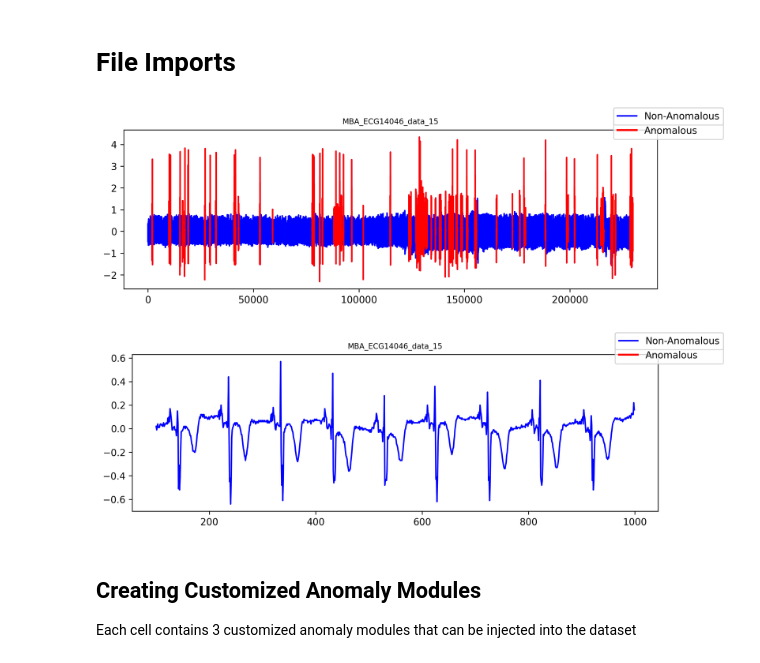
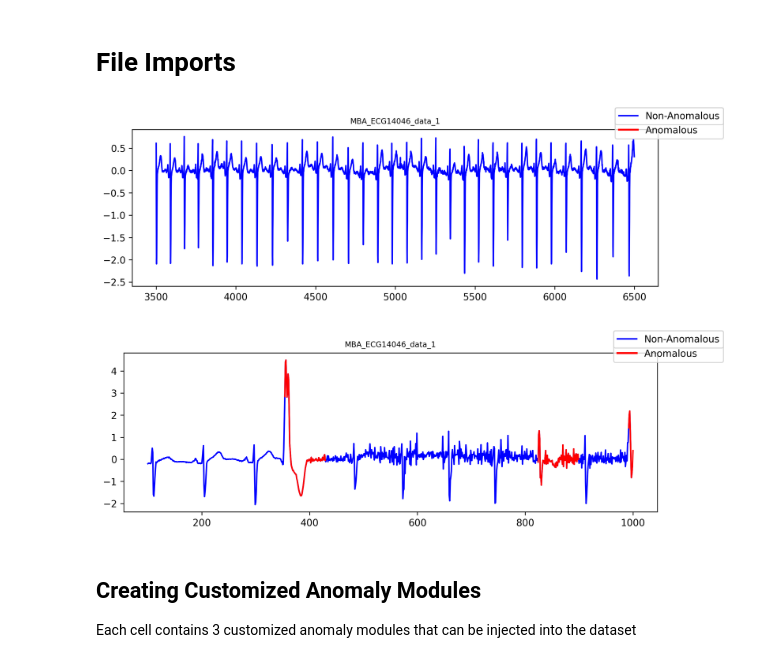
Before and after one commit to mac-dsl/AnomalyDriftDetection, a Jupyter notebook: anomaly_injection_demo.ipynb, the cells around one changed output. Drawn from its saved outputs; the diff is of its cells as text; code cells hidden in the pictures.

Commit message:
fixed anomaly_injection demo

```diff
--- a/anomaly_injection_demo.ipynb
+++ b/anomaly_injection_demo.ipynb
@@ -17,16 +17,16 @@ ECG2 = Stream('/Users/akankshanehete/Desktop/AnomalyDriftDetection/data/benchmar
 ECG3 = Stream('/Users/akankshanehete/Desktop/AnomalyDriftDetection/data/benchmark/ECG/MBA_ECG14046_data_15.arff')
 # %%
 # importing demo dataset into Stream so it can be modified
-ECGtest = Stream('/Users/akankshanehete/Desktop/AnomalyDriftDetection/data/benchmark/ECG/MBA_ECG14046_data_15.arff')
+ECGtest = Stream('/Users/akankshanehete/Desktop/AnomalyDriftDetection/data/benchmark/ECG/MBA_ECG14046_data_1.arff')
 # plotting demo dataset
-ECGtest.plot()
+ECGtest.plot(start=3500,end=6500)
 # %% [output]
-[figure, old version]
+[figure, new version]
 # %%
 # plotting a portion of the dataset to get a closer look at the data
 ECGtest.plot(start=100, end=1000)
 # %% [output]
-[figure, old version]
+[figure, new version]
 # %%
 # creating intervals within the stream in or
 ECGtestanomalies = createAnomalyIntervals(ECGtest)
```
